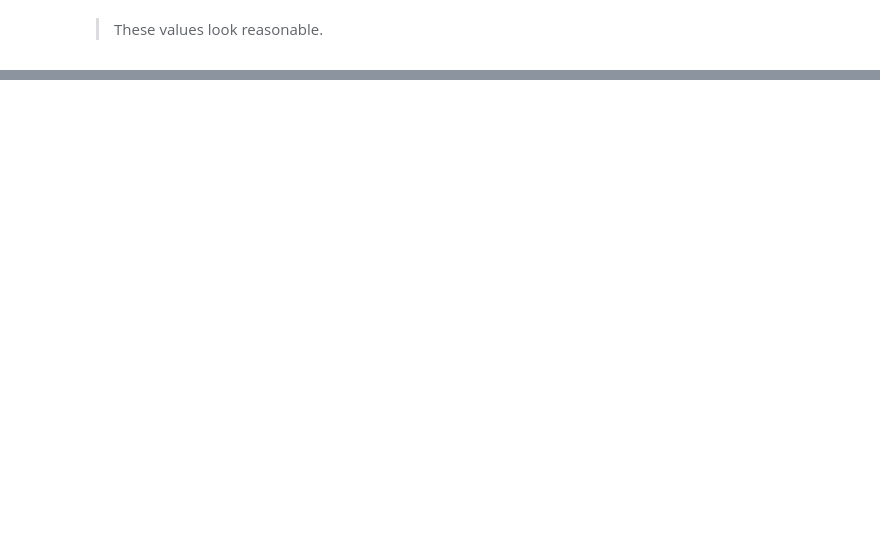
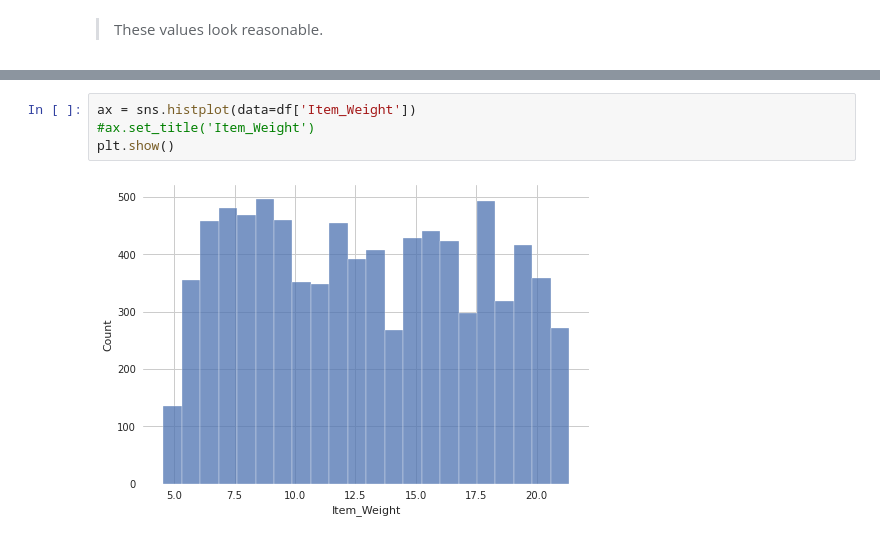
Before and after one commit to osluder/food-sales-predictions, a Jupyter notebook: food-sales-predictions.ipynb, the cells around one changed output, grey strips where cells are left out. Cells and saved outputs as stored; diff of their text form; blank space fills up the shorter version.

```diff
--- a/food-sales-predictions.ipynb
+++ b/food-sales-predictions.ipynb
@@ -354,0 +394,6 @@ Name: Item_Outlet_Sales, dtype: float64
+# %%
+ax = sns.histplot(data=df['Item_Weight'])
+#ax.set_title('Item_Weight')
+plt.show()
+# %% [output]
+[figure, added]
```
Also changed, not shown: parts of 85 cells of this notebook.
